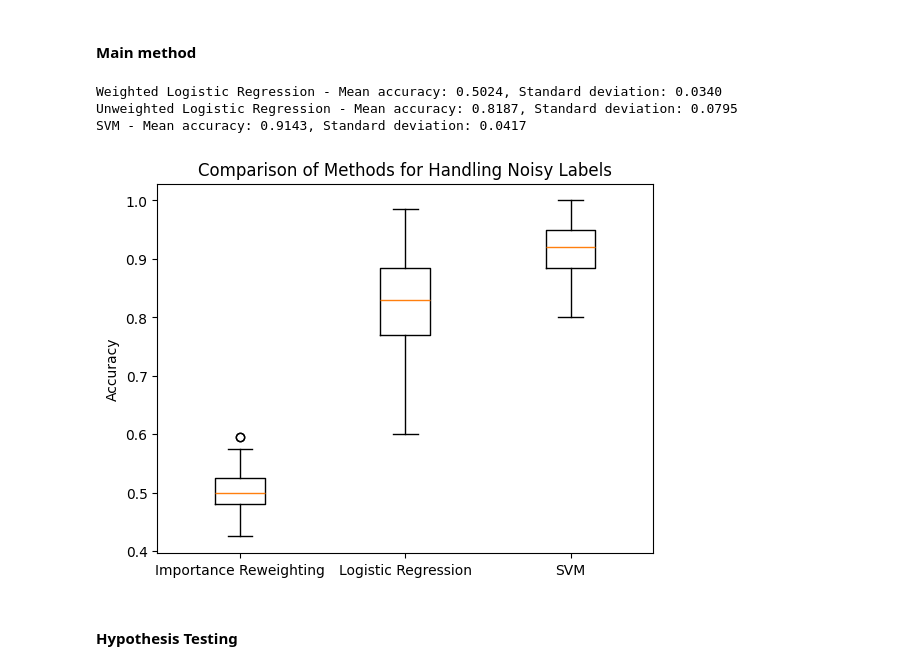
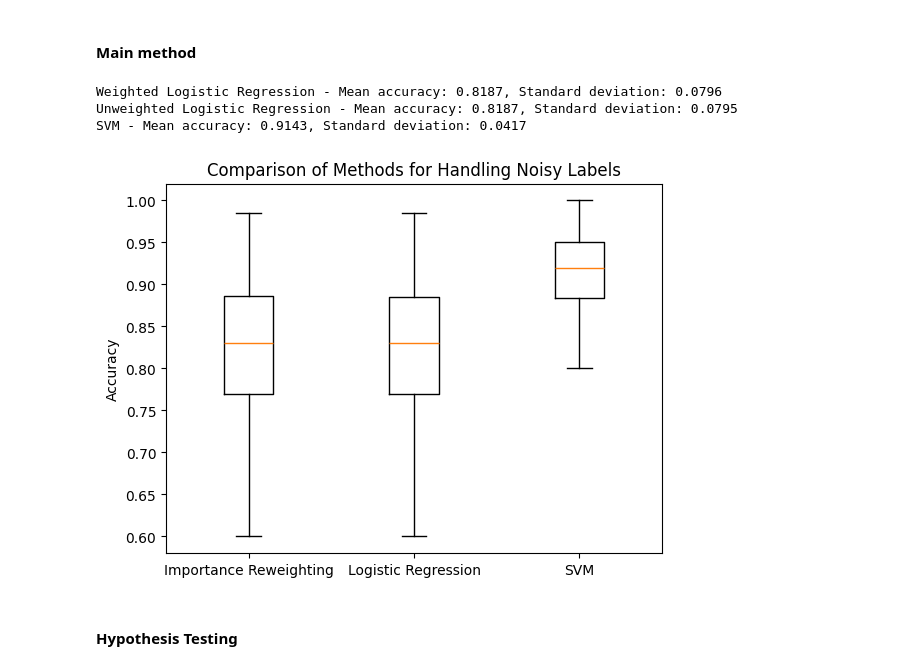
Before and after one commit to Bekona/Master_thesis, a Jupyter notebook: importance_reweighting.ipynb, the cells around one changed output. Drawn from its saved outputs; the diff is of its cells as text; code cells hidden in the pictures.

```diff
--- a/importance_reweighting.ipynb
+++ b/importance_reweighting.ipynb
@@ -74,7 +74,7 @@ def estimate_noise_rates(X, y_noisy):
 
     # Estimate conditional probabilities
     p_y1_given_x = density[y_noisy == 1] / density.mean()
-    p_y0_given_x = density[y_noisy == 0] / density.mean()
+    p_y0_given_x = density[y_noisy == -1] / density.mean()
 
     # Estimate noise rates
     if p_y0_given_x.size > 0:
@@ -93,10 +93,11 @@ def compute_importance_weights(y_true, y_noisy, rho_minus_1, rho_plus_1):
     weights = np.zeros_like(y_noisy, dtype=float)
     for i in range(len(y_noisy)):
         if y_noisy[i] == 1:
-            weights[i] = 1 - rho_minus_1  # the likelihood that a sample labeled as 1 is indeed a true positive
+            weights[i] = 1 / (1 - rho_minus_1) if rho_minus_1 != 0 else 1.0
         else:
-            weights[i] = 1 - rho_plus_1  # the likelihood that a sample labeled as 0 is indeed a true negative
+            weights[i] = 1 / (1 - rho_plus_1) if rho_plus_1 != 0 else 1.0
     return weights
+
 
 # Train a logistic regression classifier with weighted samples
 def train_classifier(X_train, y_train_noisy, weights):
@@ -151,35 +152,35 @@ seed = 42
 accuracies_weighted_lr, accuracies_unweighted_lr, accuracies_svm = simulation_study(seed=seed)
 
 # Calculate mean and standard deviation of accuracies for each method
 mean_accuracy_weighted_lr = np.mean(accuracies_weighted_lr)
 std_accuracy_weighted_lr = np.std(accuracies_weighted_lr)
 
 mean_accuracy_unweighted_lr = np.mean(accuracies_unweighted_lr)
 std_accuracy_unweighted_lr = np.std(accuracies_unweighted_lr)
 
 mean_accuracy_svm = np.mean(accuracies_svm)
 std_accuracy_svm = np.std(accuracies_svm)
 
 print(f"Weighted Logistic Regression - Mean accuracy: {mean_accuracy_weighted_lr:.4f}, Standard deviation: {std_accuracy_weighted_lr:.4f}")
 print(f"Unweighted Logistic Regression - Mean accuracy: {mean_accuracy_unweighted_lr:.4f}, Standard deviation: {std_accuracy_unweighted_lr:.4f}")
 print(f"SVM - Mean accuracy: {mean_accuracy_svm:.4f}, Standard deviation: {std_accuracy_svm:.4f}")
 
 # Boxplot visualization function
 def visualize_boxplot(accuracies_weighted_lr, accuracies_unweighted_lr, accuracies_svm, filename = "reweighting.jpg"):
     data = [accuracies_weighted_lr, accuracies_unweighted_lr, accuracies_svm]
     plt.boxplot(data, labels=['Importance Reweighting', 'Logistic Regression', 'SVM'])
     plt.ylabel('Accuracy')
     plt.title('Comparison of Methods for Handling Noisy Labels')
     plt.savefig(r'C:\Users\bekon\Master_thesis\graphs\reweighting.jpg', format='jpg', dpi=300)
     plt.show()
 
 # Visualize the accuracies using boxplot
 visualize_boxplot(accuracies_weighted_lr, accuracies_unweighted_lr, accuracies_svm, filename = "reweighting.jpg")
 # %% [output]
-Weighted Logistic Regression - Mean accuracy: 0.5024, Standard deviation: 0.0340
+Weighted Logistic Regression - Mean accuracy: 0.8187, Standard deviation: 0.0796
 Unweighted Logistic Regression - Mean accuracy: 0.8187, Standard deviation: 0.0795
 SVM - Mean accuracy: 0.9143, Standard deviation: 0.0417
-[figure, old version]
+[figure, new version]
 # %% [markdown]
 #### Hypothesis Testing
 # %%
```
Also changed, not shown: parts of 1 cell of this notebook, 2 other files.
